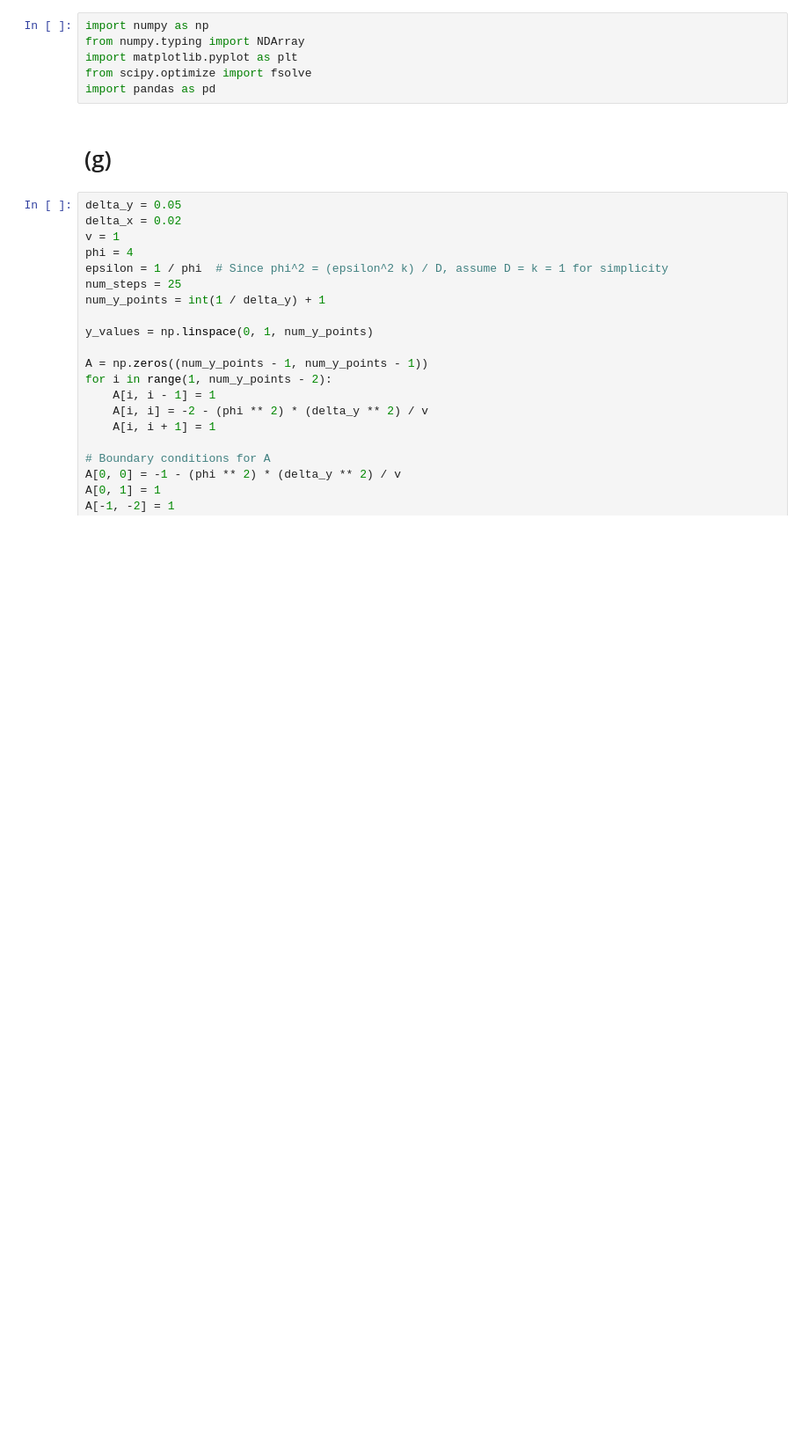
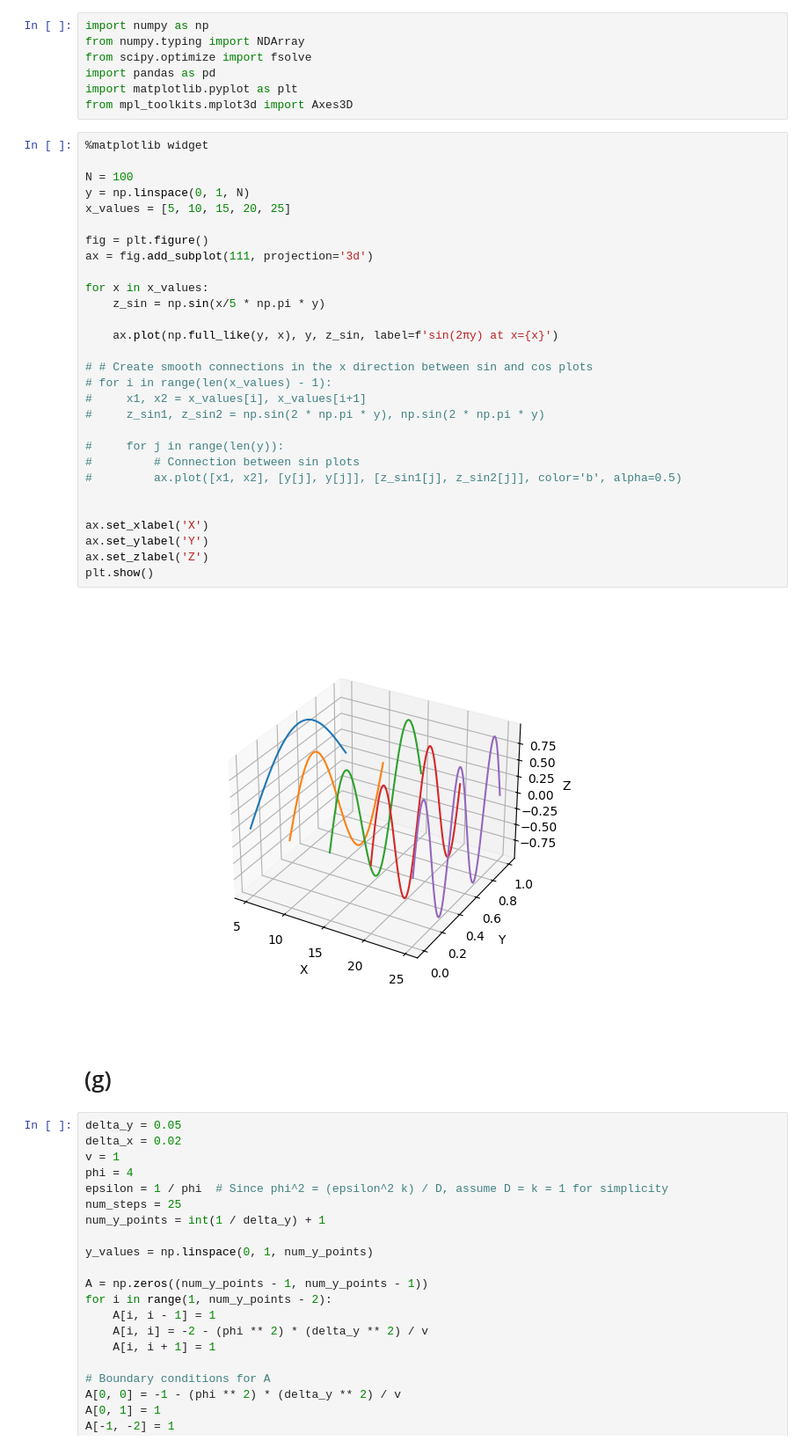
Before and after one commit to oThommy/lab-assignment-am2060, a Jupyter notebook: src/scratch.ipynb, the cells around one changed output. Shown: that part at 88% size. Cells and saved outputs as stored; diff of their text form; blank space fills up the shorter version.

```diff
--- a/src/scratch.ipynb
+++ b/src/scratch.ipynb
@@ -1,9 +1,41 @@
 # %%
 import numpy as np
 from numpy.typing import NDArray
-import matplotlib.pyplot as plt
 from scipy.optimize import fsolve
 import pandas as pd
+import matplotlib.pyplot as plt
+from mpl_toolkits.mplot3d import Axes3D
+# %%
+%matplotlib widget
+
+N = 100
+y = np.linspace(0, 1, N)
+x_values = [5, 10, 15, 20, 25]
+
+fig = plt.figure()
+ax = fig.add_subplot(111, projection='3d')
+
+for x in x_values:
+    z_sin = np.sin(x/5 * np.pi * y)
+
+    ax.plot(np.full_like(y, x), y, z_sin, label=f'sin(2πy) at x={x}')
+
+# # Create smooth connections in the x direction between sin and cos plots
+# for i in range(len(x_values) - 1):
+#     x1, x2 = x_values[i], x_values[i+1]
+#     z_sin1, z_sin2 = np.sin(2 * np.pi * y), np.sin(2 * np.pi * y)
+
+#     for j in range(len(y)):
+#         # Connection between sin plots
+#         ax.plot([x1, x2], [y[j], y[j]], [z_sin1[j], z_sin2[j]], color='b', alpha=0.5)
+
+
+ax.set_xlabel('X')
+ax.set_ylabel('Y')
+ax.set_zlabel('Z')
+plt.show()
+# %% [output]
+[figure, added]
 # %% [markdown]
 # (g)
 # %%
```
